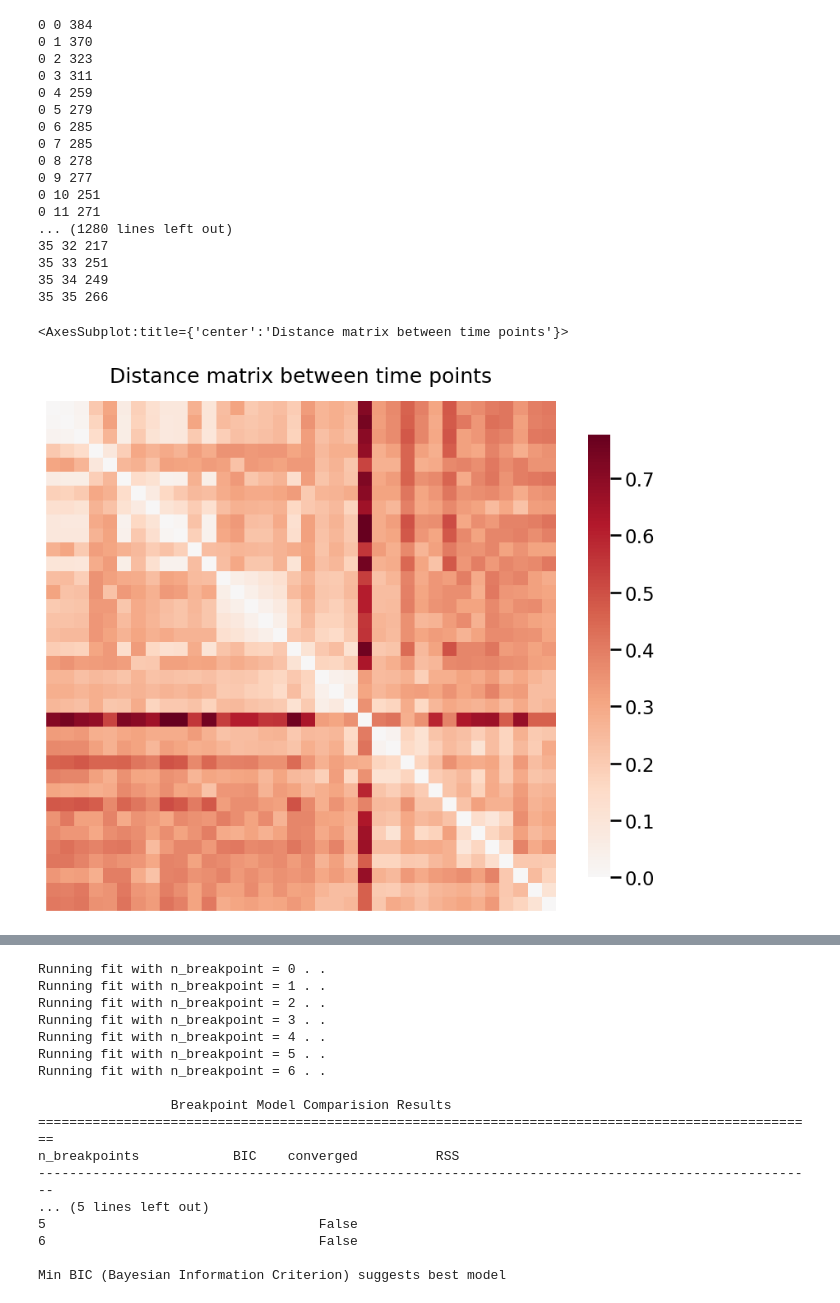
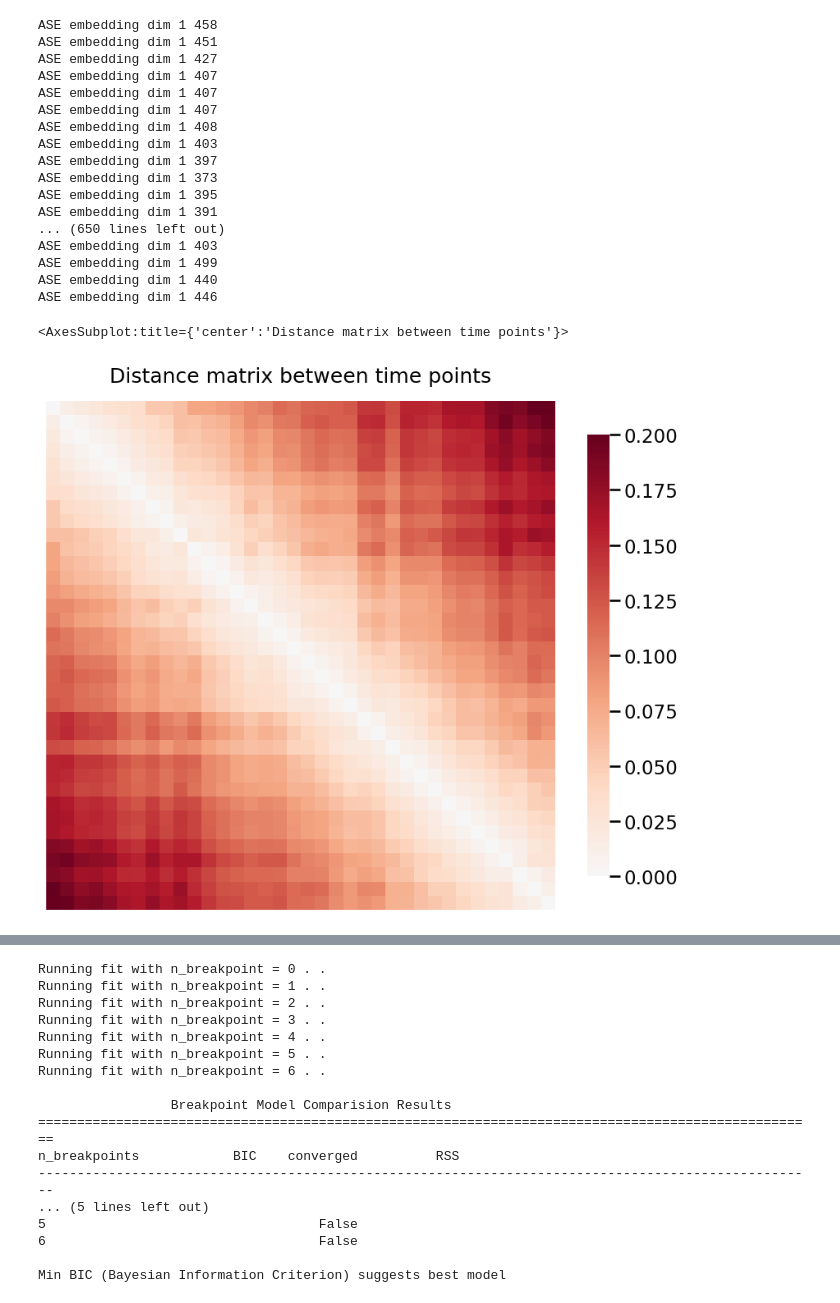
Before and after one commit to TianyiChen97/Organoid, a Jupyter notebook: Iso-mirror-TBS-no-window_pairwiseLCCC.ipynb, the cells around one changed output, grey strips where cells are left out. Drawn from its saved outputs; the diff is of its cells as text; code cells hidden in the pictures.

```diff
--- a/Iso-mirror-TBS-no-window_pairwiseLCCC.ipynb
+++ b/Iso-mirror-TBS-no-window_pairwiseLCCC.ipynb
@@ -189,52 +226,61 @@ tm=choosen_time_points
 D=np.zeros([len(tm),len(tm)])
 # %%
 Pairwise_lccc=True
-
 for i in range(len(tm)):
-    for j in range(len(tm)):
+    for j in range(i,len(tm)):
         prod=adj_gm[choosen_time_points[i]] * adj_gm[choosen_time_points[j]]
         [a,ind]=graspologic_utils.largest_connected_component(prod,return_inds=True)
         n=len(ind)
-        print(i,j,n)
+        #print(i,j,n)
         glist=np.zeros([len(choosen_time_points),len(ind),len(ind)])
         glist[i]=adj_gm[choosen_time_points[i]][ind][:,ind]
         glist[j]=adj_gm[choosen_time_points[j]][ind][:,ind]
         #print(graspologic_utils.is_fully_connected(glist[i]))
 
-        ed=2
+        #if n<ed_old:
+        #    ed=int(ed_old/3)
+        #    print("ASE embedding dim",ed)
+
+
+        s = np.linalg.svd(glist[i], compute_uv=False)
+        #kneedle=KneeLocator(range(glist[i].shape[0]),s, curve="convex", direction="decreasing")
+        #ed=kneedle.knee
+        ed=get_elbows(s, n=1, plot=False)[0]+1
+        print("ASE embedding dim",ed,n)
+
         Xhat_list=np.zeros([len(tm),n,2*ed])
         ase = AdjacencySpectralEmbed(n_components=ed)
         Xhat, Yhat = ase.fit_transform(glist[i])
         Xhat_list[i][:,list(np.arange(ed))]=Xhat
         Xhat_list[i][:,list(np.arange(ed,2*ed))]=Yhat
 
         Xhat, Yhat = ase.fit_transform(glist[j])
         Xhat_list[j][:,list(np.arange(ed))]=Xhat
         Xhat_list[j][:,list(np.arange(ed,2*ed))]=Yhat
 
         R, sca = orthogonal_procrustes(Xhat_list[i] , Xhat_list[j] )
         D[i,j]=LA.norm(Xhat_list[i] @ R -  Xhat_list[j],2)**2/n  #Frobenius norm
+
+D=D+D.T
+heatmap(D, title="Distance matrix between time points")
 # %% [output]
-0 0 384
-0 1 370
-0 2 323
-0 3 311
-0 4 259
-0 5 279
-0 6 285
-0 7 285
-0 8 278
-0 9 277
-0 10 251
-0 11 271
-... (1280 lines left out)
-35 32 217
-35 33 251
-35 34 249
-35 35 266
+ASE embedding dim 1 458
+ASE embedding dim 1 451
+ASE embedding dim 1 427
+ASE embedding dim 1 407
+ASE embedding dim 1 407
+ASE embedding dim 1 407
+ASE embedding dim 1 408
+ASE embedding dim 1 403
+ASE embedding dim 1 397
+ASE embedding dim 1 373
+ASE embedding dim 1 395
+ASE embedding dim 1 391
+... (650 lines left out)
+ASE embedding dim 1 403
+ASE embedding dim 1 499
+ASE embedding dim 1 440
+ASE embedding dim 1 446
+<AxesSubplot:title={'center':'Distance matrix between time points'}>
+[figure, added]
-# %%
-heatmap(D, title="Distance matrix between time points")
-# %% [output]
-<AxesSubplot:title={'center':'Distance matrix between time points'}>
-[figure, removed]
 # %%
```
Also changed, not shown: parts of 22 cells of this notebook.
